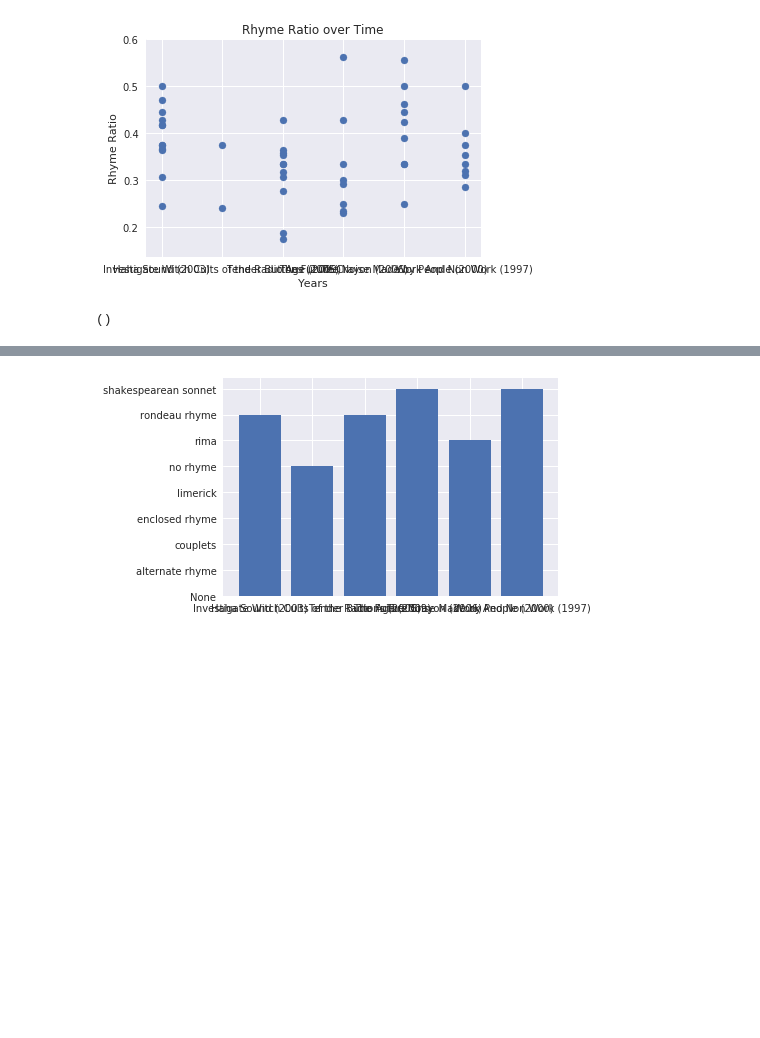
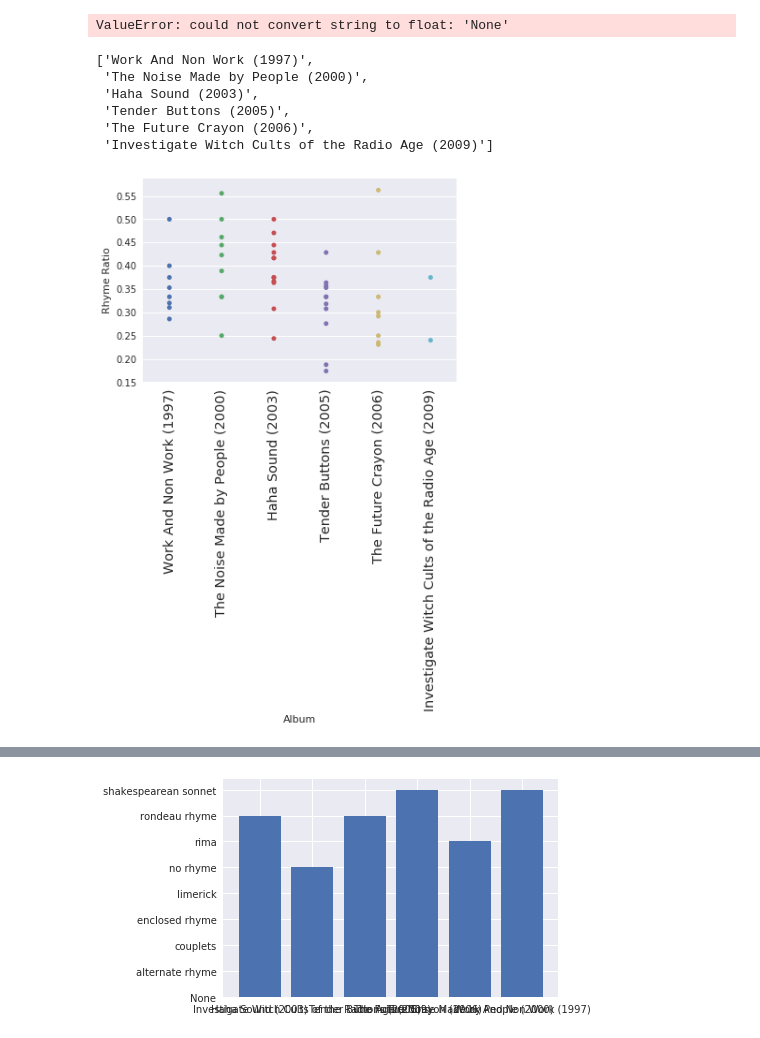
Before and after one commit to Gbachant/rhyme-scheme, a Jupyter notebook: rhyme-scheme.ipynb, the cells around one changed output, grey strips where cells are left out. Saved outputs shown, nothing was run; the diff lists cells and outputs as text; code cells hidden in the pictures; blank space fills up the shorter version.

```diff
--- a/rhyme-scheme.ipynb
+++ b/rhyme-scheme.ipynb
@@ -122,22 +123,44 @@ df
 #     print(total_stanza)
 #     avg_stanza = sum(total_stanza) / len(total_stanza)
 #     return avg_stanza
-# %%
-plt.scatter(artist_albums, rhyme_ratios)
-plt.ylabel('Rhyme Ratio')
-plt.xlabel('Years')
-plt.title('Rhyme Ratio over Time')
-plt.show()
-# %% [output]
-[figure, removed]
+# %%
+# fig, ax = plt.subplots()
+# ax.scatter(artist_albums, rhyme_ratios)
+# ax.set_title('Rhyme Ratio over Time')
+
+# ax.plot(np.arange(len(unique_albums)), rhyme_ratios)
+# ax.set_xticklabels(unique_albums)
+# plt.show()
+
+
+# plt.scatter(artist_albums, rhyme_ratios)
+# plt.ylabel('Rhyme Ratio')
+# plt.xlabel('Years')
+# plt.title('Rhyme Ratio over Time')
+# plt.show()
+
+x = np.array(range(len(unique_albums)))
+y = np.array(rhyme_ratios)
+my_xticks = unique_albums
+plt.xticks(x, my_xticks)
+plt.scatter(x, y)
+plt.show()
+# %% [output]
+ValueError: could not convert string to float: 'None'
 # %%
 ()# Rhyme ratio over time - and over album : scatter
 ()## Mean Rhyme ratio : plot
 ()# Rhyme type over time : stacked bar
 ()# % songs with lyrics/instrumental over time : stack
 # total string length over time : scatter
+unique_albums
 # %% [output]
-()
+['Work And Non Work (1997)',
+ 'The Noise Made by People (2000)',
+ 'Haha Sound (2003)',
+ 'Tender Buttons (2005)',
+ 'The Future Crayon (2006)',
+ 'Investigate Witch Cults of the Radio Age (2009)']
 # %%
 unique_albums = []
 for i in artist_albums: # Make a list of all unique albums (for graphing in matplotlib)
@@ -151,4 +174,13 @@ for i in unique_albums: # Get the mean rhyme ratio per unique album
     a = df.loc[df['Album'] == i]
     a = a['Rhyme Ratio']
     mean_rhyme_ratios.append(a.mean())
+# %%
+plt.xticks(rotation="vertical", size='large')
+ax = sns.stripplot(x=df['Album'], y=df['Rhyme Ratio'])
+ax.set_xlabel("Album")
+ax.set_ylabel("Rhyme Ratio")
+
+plt.show()
+# %% [output]
+[figure, added]
 # %%
```
Also changed, not shown: parts of 10 cells of this notebook.
